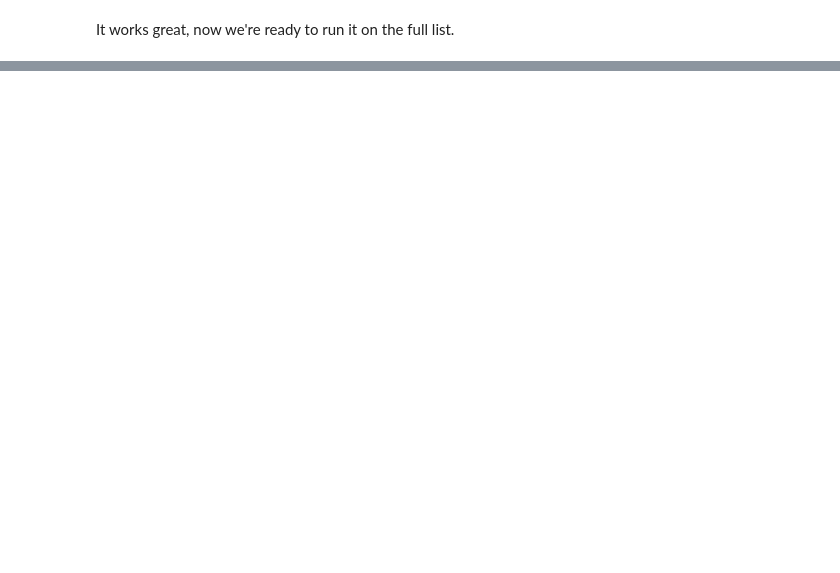
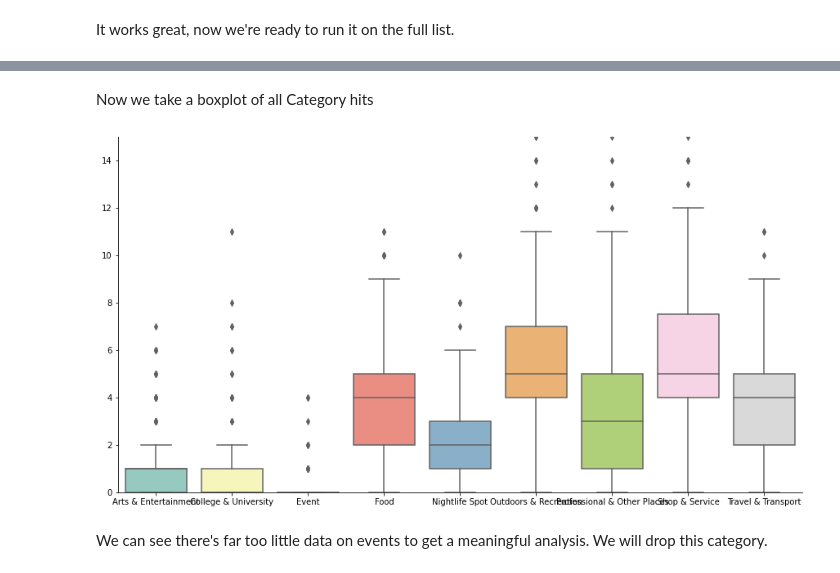
Before and after one commit to LauLau85/Coursera_Capstone, a Jupyter notebook: A Comparison of Rural Towns in the Netherlands.ipynb, the cells around one changed output, grey strips where cells are left out. Saved outputs shown, nothing was run; the diff lists cells and outputs as text; code cells hidden in the pictures; blank space fills up the shorter version.

```diff
--- a/A Comparison of Rural Towns in the Netherlands.ipynb
+++ b/A Comparison of Rural Towns in the Netherlands.ipynb
@@ -2676,0 +3011,3 @@ project.save_data(data=SRT_venues.to_csv(index=False),file_name='SRT_venues_1500
+# %%
+SRT_Venues_pivot.fillna(0,inplace=True)
+SRT_Venues_pivot.head()
@@ -2676,0 +3021,4 @@ project.save_data(data=SRT_venues.to_csv(index=False),file_name='SRT_venues_1500
+# %%
+SRT_Venues_pivot['Total Count'] = (SRT_Venues_pivot['Arts & Entertainment']+SRT_Venues_pivot['College & University']+SRT_Venues_pivot['Event']+
+                                   SRT_Venues_pivot['Food']+SRT_Venues_pivot['Nightlife Spot']+SRT_Venues_pivot['Outdoors & Recreation']
+                                   +SRT_Venues_pivot['Professional & Other Places']+SRT_Venues_pivot['Shop & Service']+SRT_Venues_pivot['Travel & Transport'])
@@ -2676,0 +3037,3 @@ project.save_data(data=SRT_venues.to_csv(index=False),file_name='SRT_venues_1500
+# %%
+#Merge with performance scoring
+SRT_Venues_Scored = pd.merge(SRT_Venues_pivot, SRT_Performances, how='inner', on='Plc_code')
@@ -2676,0 +3088,2 @@ project.save_data(data=SRT_venues.to_csv(index=False),file_name='SRT_venues_1500
+# %%
+SRT_reduced = SRT_Venues_Scored.drop(SRT_Venues_Scored[SRT_Venues_Scored['Total Count'] < 12].index)
@@ -2676,0 +3101,22 @@ project.save_data(data=SRT_venues.to_csv(index=False),file_name='SRT_venues_1500
+# %% [markdown]
+Now we take a boxplot of all Category hits
+# %%
+#Get subset out of PlacesNL_df
+bxplt_df = SRT_reduced[['Arts & Entertainment', 'College & University', 'Event', 'Food', 'Nightlife Spot','Outdoors & Recreation', 'Professional & Other Places',
+                        'Shop & Service', 'Travel & Transport']]
+
+fig, ax1 = plt.subplots()
+fig.set_size_inches(15, 8)
+#sns.boxplot(y=bxplt_df['Total Count'], palette='Set3')
+sns.boxplot(data=bxplt_df, palette='Set3')
+ax1.set(ylim=(0, 15))
+
+sns.despine()
+#plt.xlabel('')
+#plt.ylabel('Total Count')
+
+plt.show()
+# %% [output]
+[figure, added]
+# %% [markdown]
+We can see there's far too little data on events to get a meaningful analysis. We will drop this category.
```
Also changed, not shown: parts of 78 cells of this notebook.
